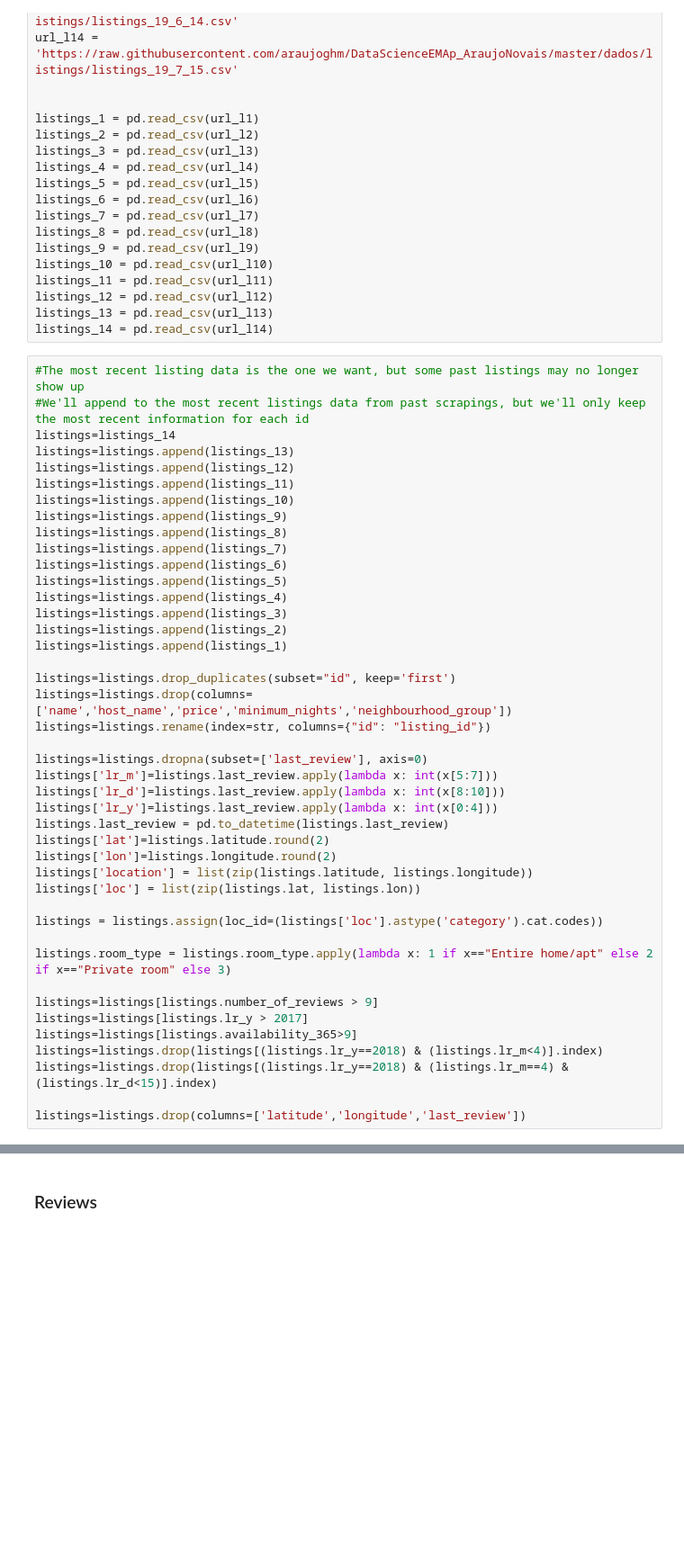
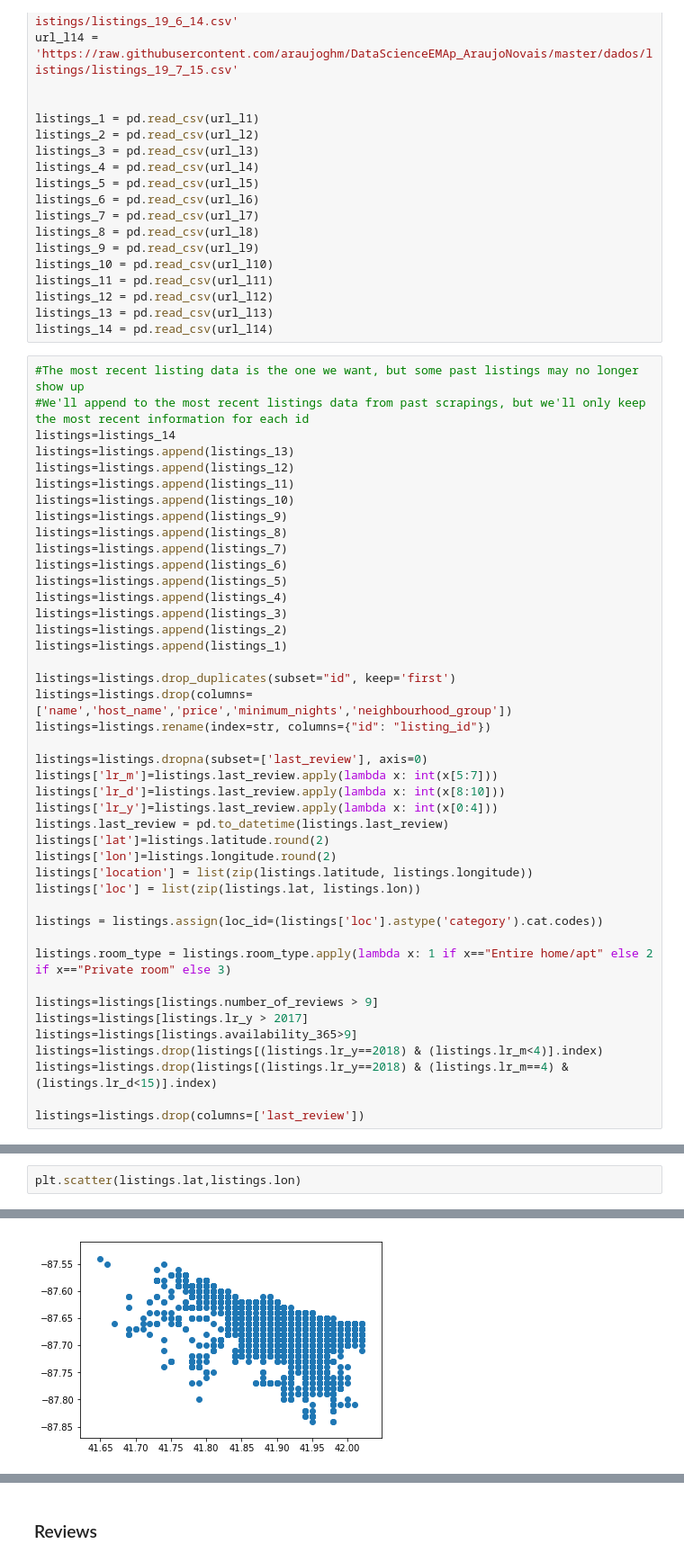
Before and after one commit to NovaisGabriel/DataScienceEMAp_AraujoNovais, a Jupyter notebook: Copy_of_Copy_of_Untitled8.ipynb, the cells around one changed output, grey strips where cells are left out. Shown at 90% size. Saved outputs shown, nothing was run; the diff lists cells and outputs as text; blank space fills up the shorter version.

```diff
--- a/Copy_of_Copy_of_Untitled8.ipynb
+++ b/Copy_of_Copy_of_Untitled8.ipynb
@@ -95,5 +134,5 @@ listings=listings[listings.availability_365>9]
 listings=listings.drop(listings[(listings.lr_y==2018) & (listings.lr_m<4)].index)
 listings=listings.drop(listings[(listings.lr_y==2018) & (listings.lr_m==4) & (listings.lr_d<15)].index)
 
-listings=listings.drop(columns=['latitude','longitude','last_review'])
+listings=listings.drop(columns=['last_review'])
 # %%
@@ -107,3 +147,6 @@ list_locs=list(listings_locations['loc'])
 len(list_locs)
 # %% [output]
 370
+# %%
+plt.scatter(listings.lat,listings.lon)
+# %% [output]
@@ -109,0 +154 @@ len(list_locs)
+[figure, added]
```
Also changed, not shown: parts of 106 cells of this notebook.
